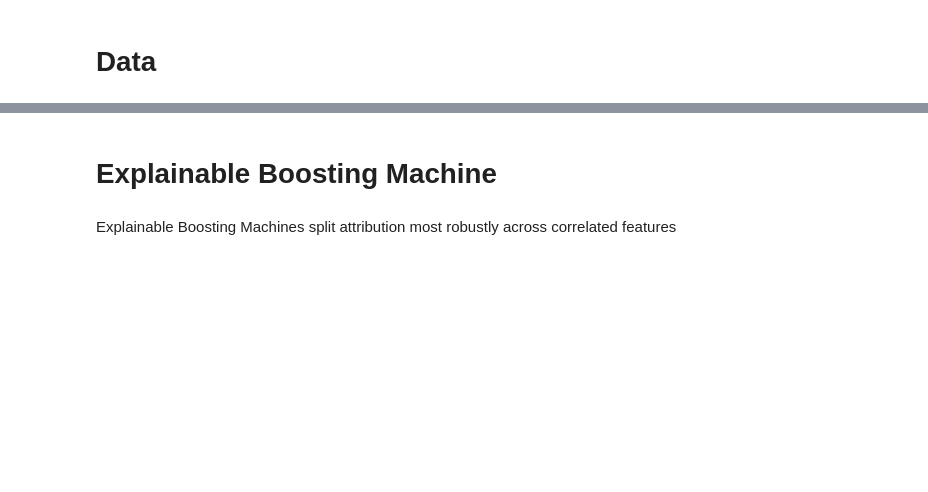
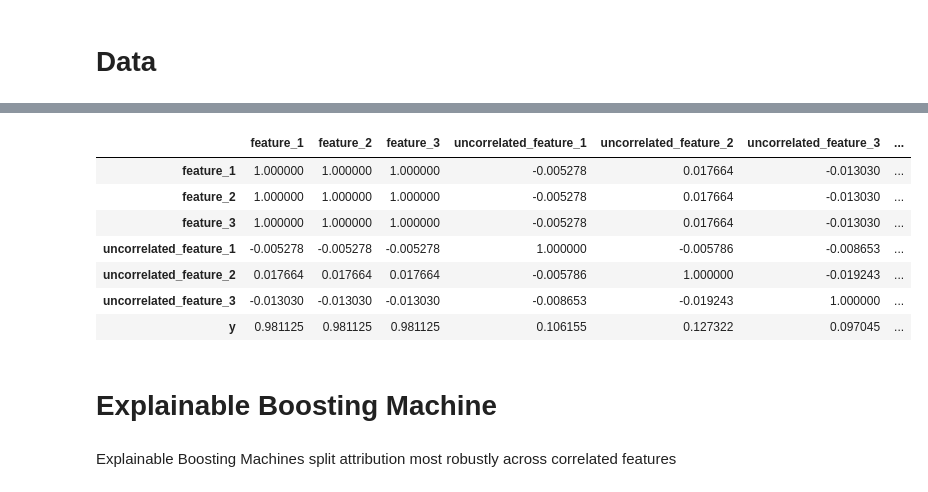
Before and after one commit to felixzhu17/FastExplain, a Jupyter notebook: demos/Model Attribution Comparison.ipynb, the cells around one changed output, grey strips where cells are left out. Drawn from its saved outputs; the diff is of its cells as text; code cells hidden in the pictures; blank space fills up the shorter version.

```diff
--- a/demos/Model Attribution Comparison.ipynb
+++ b/demos/Model Attribution Comparison.ipynb
@@ -43,3 +43,14 @@ df.head()
+# %%
+df.corr()
+# %% [output]
+|  | feature_1 | feature_2 | feature_3 | uncorrelated_feature_1 | uncorrelated_feature_2 | uncorrelated_feature_3 | ... |
+| feature_1 | 1.000000 | 1.000000 | 1.000000 | -0.005278 | 0.017664 | -0.013030 | ... |
+| feature_2 | 1.000000 | 1.000000 | 1.000000 | -0.005278 | 0.017664 | -0.013030 | ... |
+| feature_3 | 1.000000 | 1.000000 | 1.000000 | -0.005278 | 0.017664 | -0.013030 | ... |
+| uncorrelated_feature_1 | -0.005278 | -0.005278 | -0.005278 | 1.000000 | -0.005786 | -0.008653 | ... |
+| uncorrelated_feature_2 | 0.017664 | 0.017664 | 0.017664 | -0.005786 | 1.000000 | -0.019243 | ... |
+| uncorrelated_feature_3 | -0.013030 | -0.013030 | -0.013030 | -0.008653 | -0.019243 | 1.000000 | ... |
+| y | 0.981125 | 0.981125 | 0.981125 | 0.106155 | 0.127322 | 0.097045 | ... |
 # %%
 feature_correlation(df.drop("y", axis=1), plotsize=(1000, 500))
 # %% [markdown]
```
Also changed, not shown: parts of 8 cells of this notebook, 1 other file.
